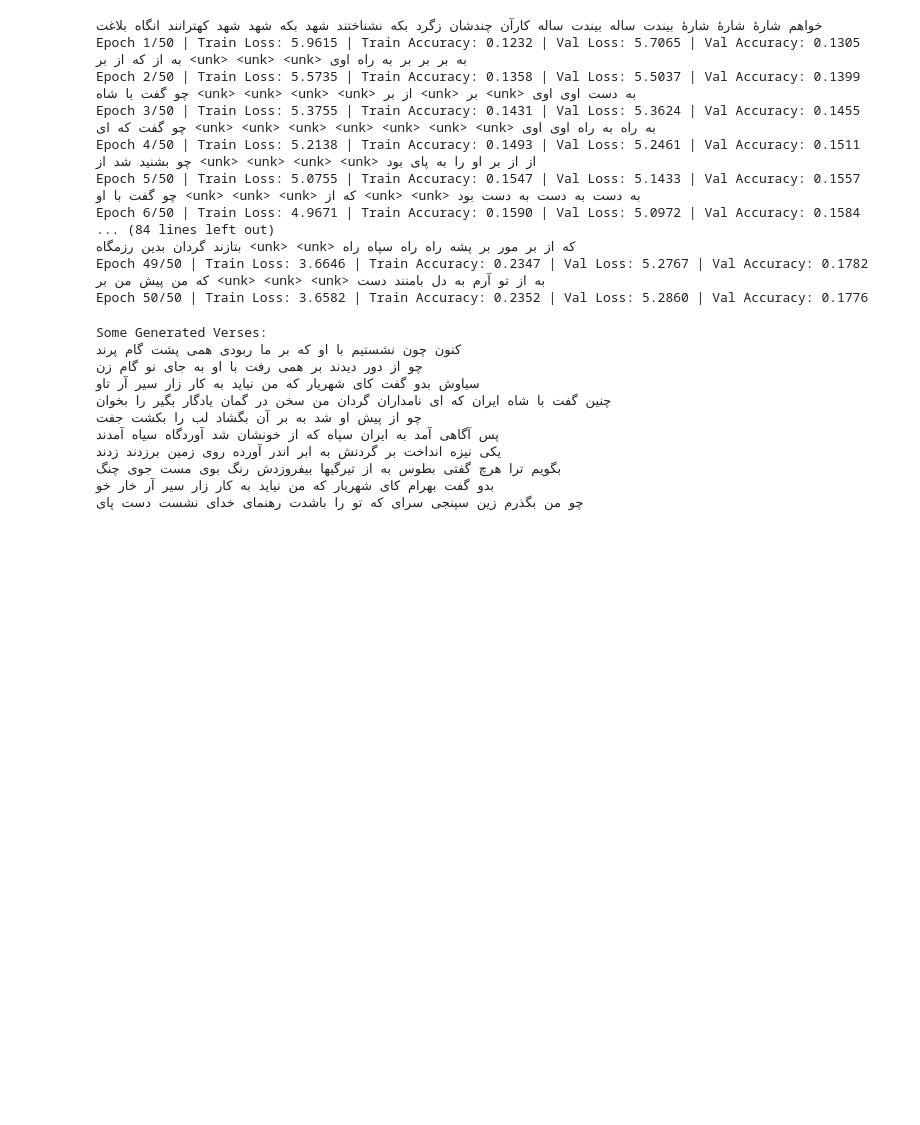
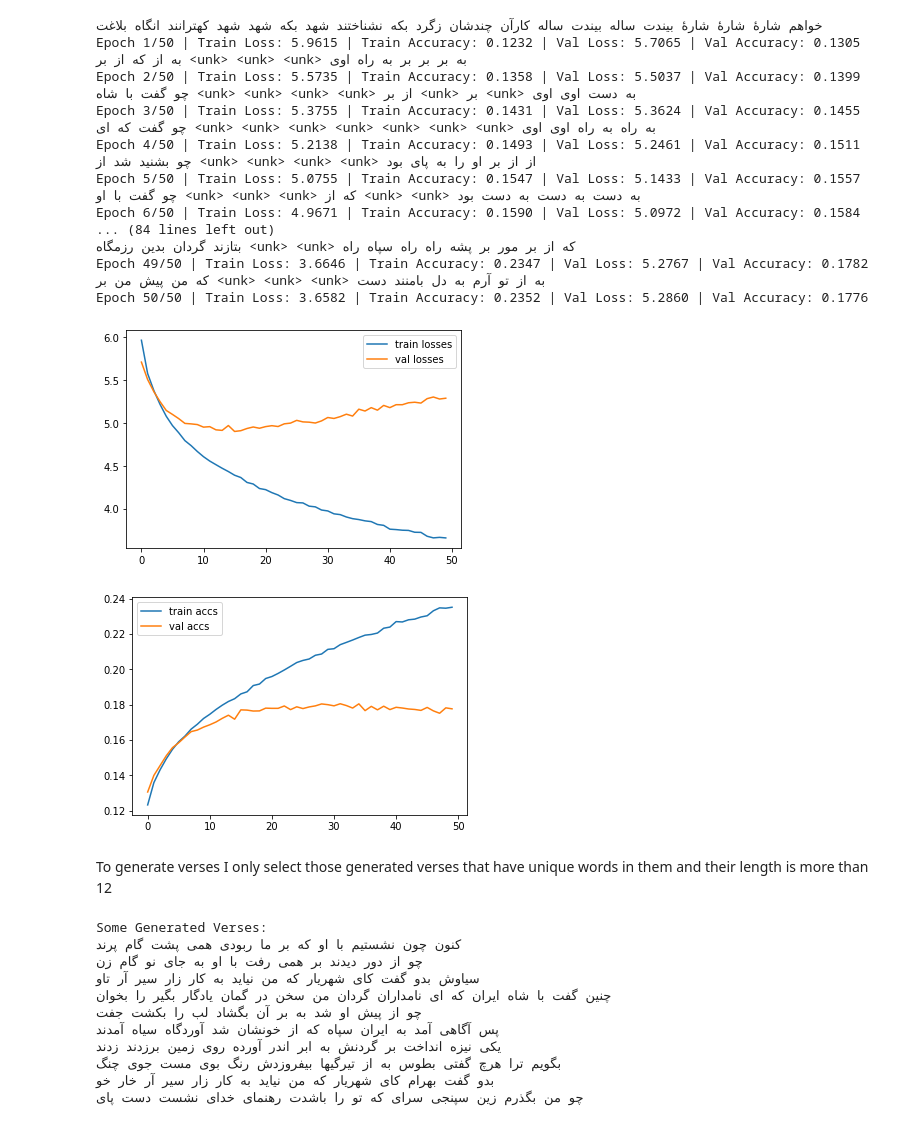
Before and after one commit to saeedzou/Deep-Learning-Assignments-2022, a Jupyter notebook: Assignment 4/q1.ipynb, the cells around one changed output. Saved outputs shown, nothing was run; the diff lists cells and outputs as text; code cells hidden in the pictures; blank space fills up the shorter version.

Commit message:
Add loss, acc plots

```diff
--- a/Assignment 4/q1.ipynb
+++ b/Assignment 4/q1.ipynb
@@ -323,6 +323,20 @@ Epoch 6/50 | Train Loss: 4.9671 | Train Accuracy: 0.1590 | Val Loss: 5.0972 | Va
 Epoch 49/50 | Train Loss: 3.6646 | Train Accuracy: 0.2347 | Val Loss: 5.2767 | Val Accuracy: 0.1782
 که من پیش من بر <unk> <unk> <unk> به از تو آرم به دل بامنند دست
 Epoch 50/50 | Train Loss: 3.6582 | Train Accuracy: 0.2352 | Val Loss: 5.2860 | Val Accuracy: 0.1776
+# %%
+plt.plot(train_losses, label='train losses')
+plt.plot(val_losses, label='val losses')
+plt.legend()
+plt.show()
+plt.plot(train_accuracies, label='train accs')
+plt.plot(val_accuracies, label='val accs')
+plt.legend()
+plt.show()
+# %% [output]
+[figure, added]
+[figure, added]
+# %% [markdown]
+To generate verses I only select those generated verses that have unique words in them and their length is more than 12
 # %%
 # define a function that takes a tensor of indices and returns a string and removes pad and end and start tokens
 def tensor2string(tensor):
```
Also changed, not shown: parts of 6 cells of this notebook.
